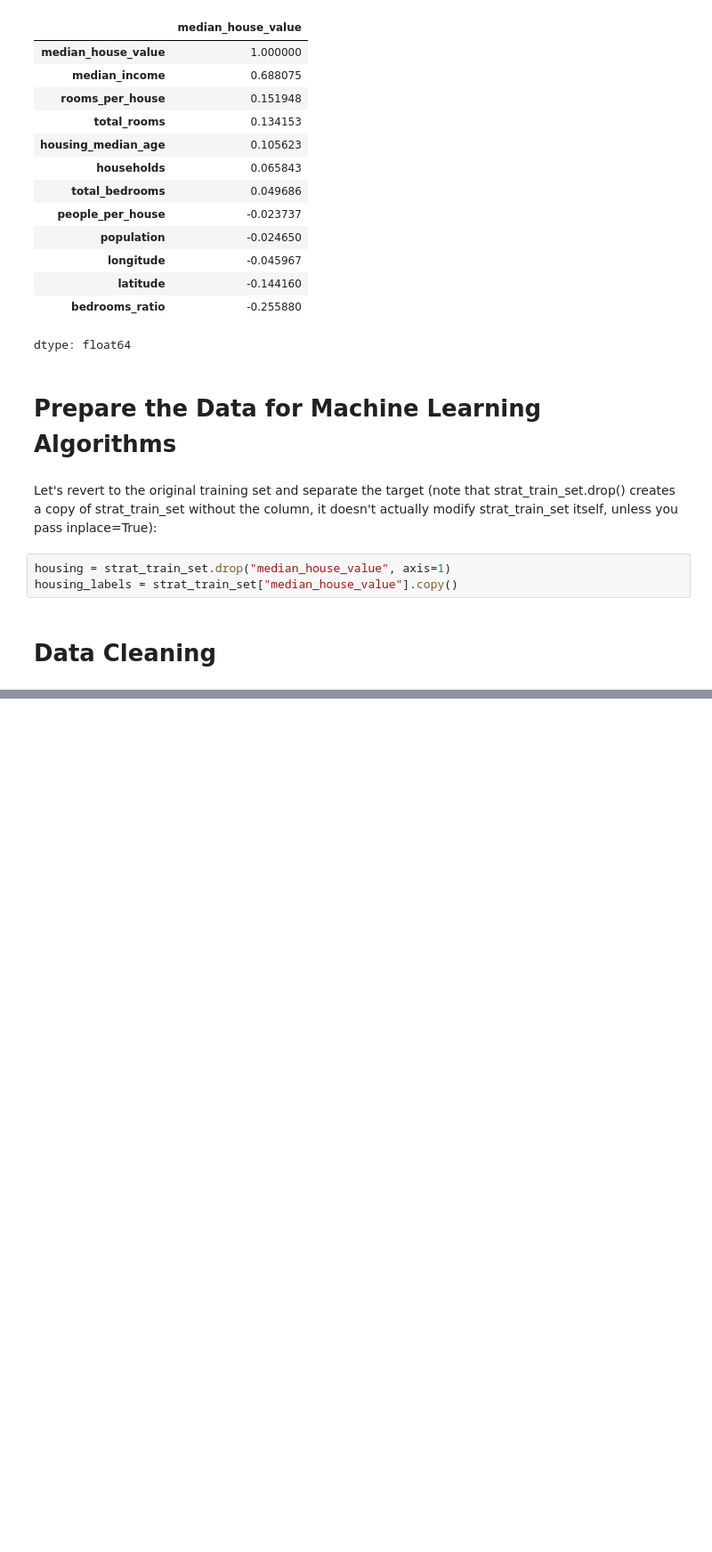
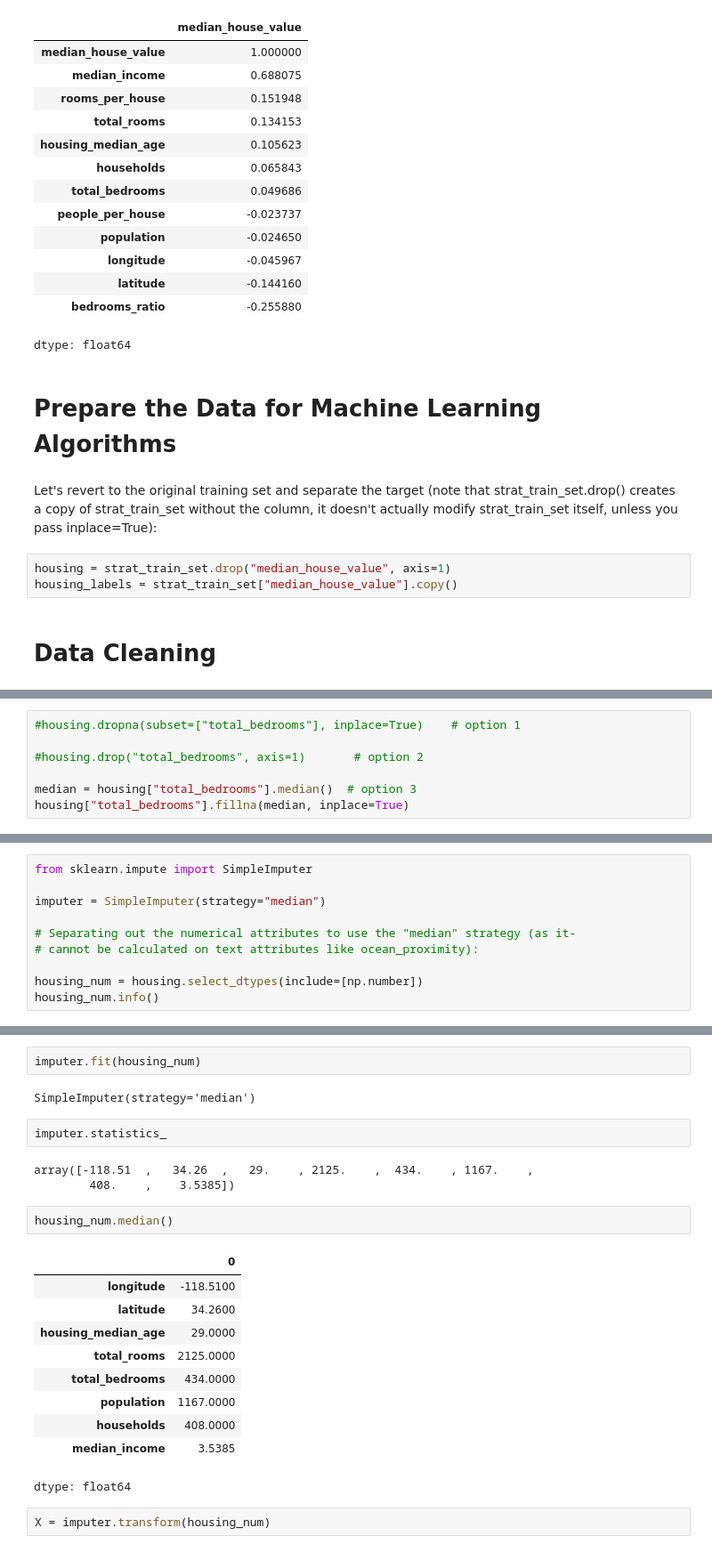
Before and after one commit to Arjunar92/Hands-On-ML-with-SckitLearn-Keras-TensorFlow, a Jupyter notebook: 02_California_Housing_Price_Prediction_ML_Project.ipynb, the cells around one changed output, grey strips where cells are left out. Shown at 89% size. Drawn from its saved outputs; the diff is of its cells as text; blank space fills up the shorter version.

```diff
--- a/02_California_Housing_Price_Prediction_ML_Project.ipynb
+++ b/02_California_Housing_Price_Prediction_ML_Project.ipynb
@@ -446,0 +471,7 @@ housing_labels = strat_train_set["median_house_value"].copy()
+# %%
+#housing.dropna(subset=["total_bedrooms"], inplace=True)    # option 1
+
+#housing.drop("total_bedrooms", axis=1)       # option 2
+
+median = housing["total_bedrooms"].median()  # option 3
+housing["total_bedrooms"].fillna(median, inplace=True)
@@ -446,0 +485,10 @@ housing_labels = strat_train_set["median_house_value"].copy()
+# %%
+from sklearn.impute import SimpleImputer
+
+imputer = SimpleImputer(strategy="median")
+
+# Separating out the numerical attributes to use the "median" strategy (as it-
+# cannot be calculated on text attributes like ocean_proximity):
+
+housing_num = housing.select_dtypes(include=[np.number])
+housing_num.info()
@@ -446,0 +511,24 @@ housing_labels = strat_train_set["median_house_value"].copy()
+# %%
+imputer.fit(housing_num)
+# %% [output]
+SimpleImputer(strategy='median')
+# %%
+imputer.statistics_
+# %% [output]
+array([-118.51  ,   34.26  ,   29.    , 2125.    ,  434.    , 1167.    ,
+        408.    ,    3.5385])
+# %%
+housing_num.median()
+# %% [output]
+|  | 0 |
+| longitude | -118.5100 |
+| latitude | 34.2600 |
+| housing_median_age | 29.0000 |
+| total_rooms | 2125.0000 |
+| total_bedrooms | 434.0000 |
+| population | 1167.0000 |
+| households | 408.0000 |
+| median_income | 3.5385 |
+dtype: float64
+# %%
+X = imputer.transform(housing_num)
```
Also changed, not shown: parts of 5 cells of this notebook.
